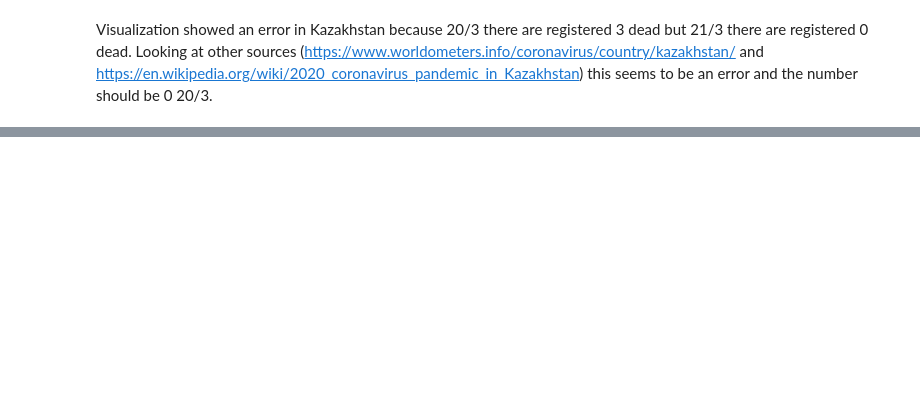
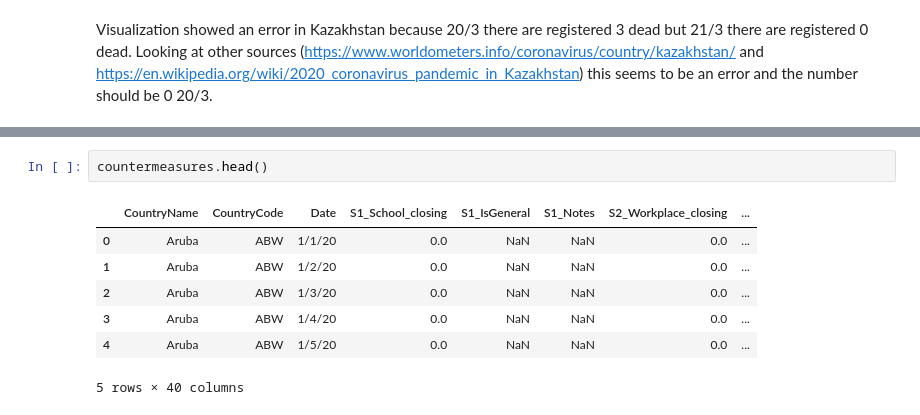
Before and after one commit to MFHolm/socialData, a Jupyter notebook: map_visualisation.ipynb, the cells around one changed output, grey strips where cells are left out. Cells and saved outputs as stored; diff of their text form; blank space fills up the shorter version.

```diff
--- a/map_visualisation.ipynb
+++ b/map_visualisation.ipynb
@@ -333,0 +275,10 @@ Visualization showed an error in Kazakhstan because 20/3 there are registered 3
+# %%
+countermeasures.head()
+# %% [output]
+|  | CountryName | CountryCode | Date | S1_School_closing | S1_IsGeneral | S1_Notes | S2_Workplace_closing | ... |
+| 0 | Aruba | ABW | 1/1/20 | 0.0 | NaN | NaN | 0.0 | ... |
+| 1 | Aruba | ABW | 1/2/20 | 0.0 | NaN | NaN | 0.0 | ... |
+| 2 | Aruba | ABW | 1/3/20 | 0.0 | NaN | NaN | 0.0 | ... |
+| 3 | Aruba | ABW | 1/4/20 | 0.0 | NaN | NaN | 0.0 | ... |
+| 4 | Aruba | ABW | 1/5/20 | 0.0 | NaN | NaN | 0.0 | ... |
+5 rows × 40 columns
```
Also changed, not shown: parts of 19 cells of this notebook, 1 other file.
